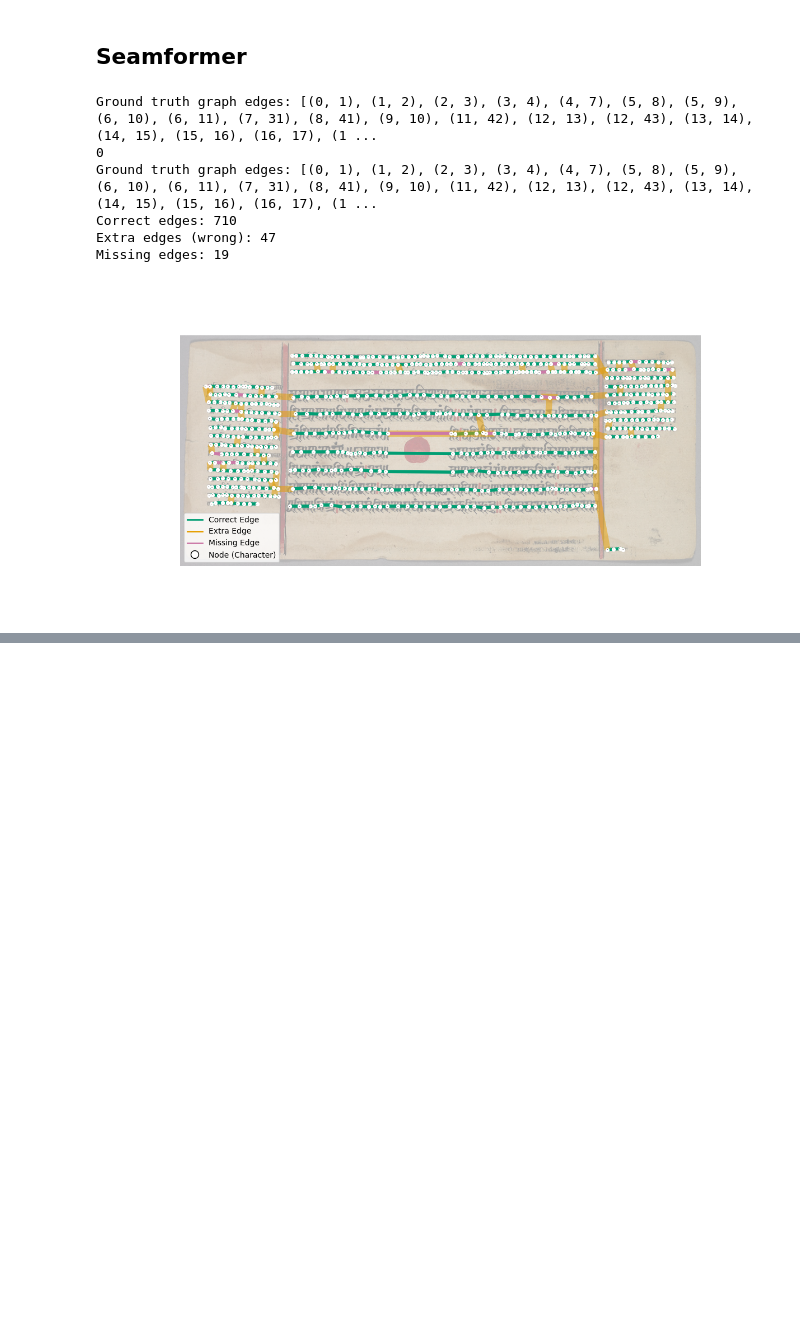
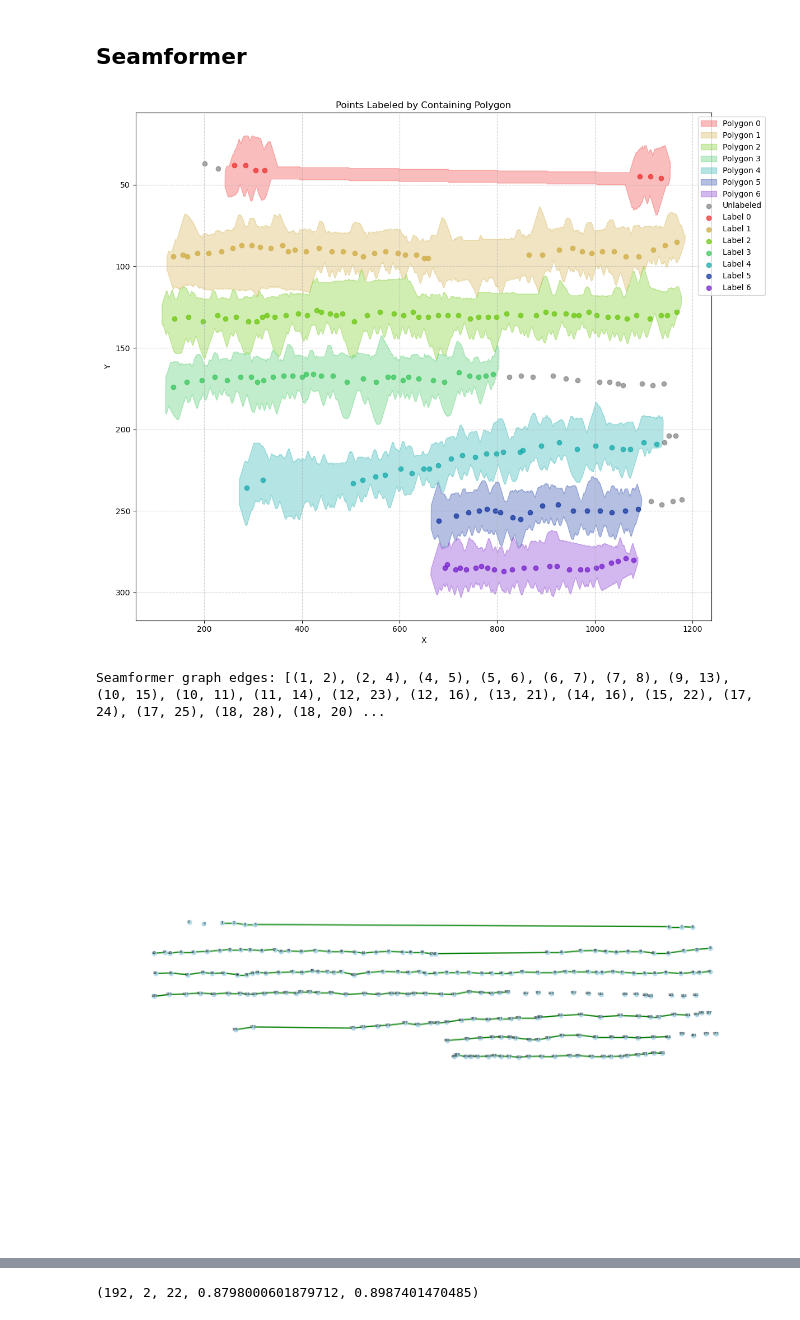
Before and after one commit to flame-cai/layout-analysis, a Jupyter notebook: simple_graph-eval.ipynb, the cells around one changed output, grey strips where cells are left out. Cells and saved outputs as stored; diff of their text form; code cells hidden in the pictures; blank space fills up the shorter version.

Commit message:
v measure, ari evaluation metrics

```diff
--- a/simple_graph-eval.ipynb
+++ b/simple_graph-eval.ipynb
@@ -113,8 +122,6 @@ def generate_graph(pg_no, height):
     for entry in os.scandir(DATA_PATH):
         # if entry.is_file() and entry.name.endswith(f'{pg_no}.txt'):
         if entry.is_file() and entry.name == f'{pg_no}_points.txt':
-
-
 
             points_file = entry.path
             print(f"Processing file: {points_file}")
@@ -271,8 +278,24 @@ def evaluate(G_truth, G_generated):
     print("Extra edges (wrong):", len(extra_edges))
     print("Missing edges:", len(missing_edges))
 
+    # Ensure each node has a label; if not, assign a default value (e.g., -1)
+    nodes_truth = sorted(G_truth.nodes(data=True), key=lambda x: x[0])
+    nodes_generated = sorted(G_generated.nodes(data=True), key=lambda x: x[0])
 
-    return len(correct_edges), len(extra_edges), len(missing_edges)
+    true_labels = [data.get('label') if data.get('label') is not None else -1 for _, data in nodes_truth]
+    generated_labels = [data.get('label') if data.get('label') is not None else -1 for _, data in nodes_generated]
+
+    ari = adjusted_rand_score(true_labels, generated_labels)
+    vmeasure = v_measure_score(true_labels, generated_labels)
+
+
+    ari = adjusted_rand_score(true_labels, generated_labels)
+    vmeasure = v_measure_score(true_labels, generated_labels)
+
+    print("Adjusted Rand Index:", ari)
+    print("V-measure:", vmeasure)
+
+    return (len(correct_edges), len(extra_edges), len(missing_edges), ari, vmeasure)
 # %%
 # Initialize empty lists to store results
 results = []
@@ -287,7 +310,7 @@ for pg_no in range(14):
     # Generate and evaluate graphs
     G_generated = generate_graph(pg_no, height)
     G_truth = get_ground_truth_graph(pg_no, height)
-    correct_edges, extra_edges, missing_edges = evaluate(G_truth, G_generated)
+    correct_edges, extra_edges, missing_edges, ari, vmeasure = evaluate(G_truth, G_generated)
 
     # Calculate metrics
     total_truth_edges = len(G_truth.edges())
@@ -307,7 +330,9 @@ for pg_no in range(14):
         'Total Generated Edges': total_generated_edges,
         'Precision': precision,
         'Recall': recall,
-        'F1 Score': f1
+        'F1 Score': f1,
+        'ari':ari,
+        'vmeasure': vmeasure
     })
 
     # Optional: Print progress
@@ -326,7 +351,9 @@ summary = {
     'Total Generated Edges': results_df['Total Generated Edges'].sum(),
     'Precision': results_df['Correct Edges'].sum() / results_df['Total Generated Edges'].sum() if results_df['Total Generated Edges'].sum() > 0 else 0,
     'Recall': results_df['Correct Edges'].sum() / results_df['Total Truth Edges'].sum() if results_df['Total Truth Edges'].sum() > 0 else 0,
-    'F1 Score': np.nan  # Will be calculated below
+    'F1 Score': np.nan,  # Will be calculated below
+    'ari': results_df['ari'].mean(),
+    'vmeasure': results_df['vmeasure'].mean(),
 }
 
 # Calculate overall F1 score
@@ -469,10 +496,7 @@ def scale_polygons(polygons, scale_factor=0.5):
 
     return scaled_polygons
 # %%
-# import seamformer results
-json_file_path = "/home/kartik/layout-analysis/seamformer/seamformer/data/output/eeml-data/v0.json"
-
 # Open and load the JSON file
-with open(json_file_path, "r", encoding="utf-8") as file:
+with open(SEAMFORMER_RESULTS, "r", encoding="utf-8") as file:
     data = json.load(file)
 # %%
@@ -644,19 +698,13 @@ plt.show()
 # %%
-# viz comparison with ground truth (can skip)
-
-idx = 13
-G_seamformer,pg_no = get_seamformer_graph(idx,data)
+idx = 5 #4,13
+G_seamformer,pg_no = get_seamformer_graph(idx,data, viz = True)
 print(pg_no)
 img_H = data[idx]['imgDims'][0]
-G_truth = get_ground_truth_graph_for_seamformer(pg_no,data,idx)
+G_truth = get_ground_truth_graph_for_seamformer(pg_no,data,idx, viz = True)
 bg_img = plt.imread(IMG_PATH+f"/{pg_no}.jpg")  # Replace with your image path
 bg_img = cv2.resize(bg_img, (bg_img.shape[1] // 2, bg_img.shape[0] // 2))
-evaluate_for_seamformer(G_truth,G_seamformer,bg_img)
+evaluate_for_seamformer(G_truth,G_seamformer,bg_img, viz = True)
 # %% [output]
+[figure, new version]
-Ground truth graph edges: [(0, 1), (1, 2), (2, 3), (3, 4), (4, 7), (5, 8), (5, 9), (6, 10), (6, 11), (7, 31), (8, 41), (9, 10), (11, 42), (12, 13), (12, 43), (13, 14), (14, 15), (15, 16), (16, 17), (1 ...
-0
-Ground truth graph edges: [(0, 1), (1, 2), (2, 3), (3, 4), (4, 7), (5, 8), (5, 9), (6, 10), (6, 11), (7, 31), (8, 41), (9, 10), (11, 42), (12, 13), (12, 43), (13, 14), (14, 15), (15, 16), (16, 17), (1 ...
-Correct edges: 710
-Extra edges (wrong): 47
-Missing edges: 19
+Seamformer graph edges: [(1, 2), (2, 4), (4, 5), (5, 6), (6, 7), (7, 8), (9, 13), (10, 15), (10, 11), (11, 14), (12, 23), (12, 16), (13, 21), (14, 16), (15, 22), (17, 24), (17, 25), (18, 28), (18, 20) ...
-[figure, old version]
+[figure, added]
@@ -664,3 +721,4 @@ Missing edges: 19
+(192, 2, 22, 0.8798000601879712, 0.8987401470485)
 # %%
 # Initialize empty lists to store results
 results = []
```
Also changed, not shown: parts of 9 cells of this notebook.
